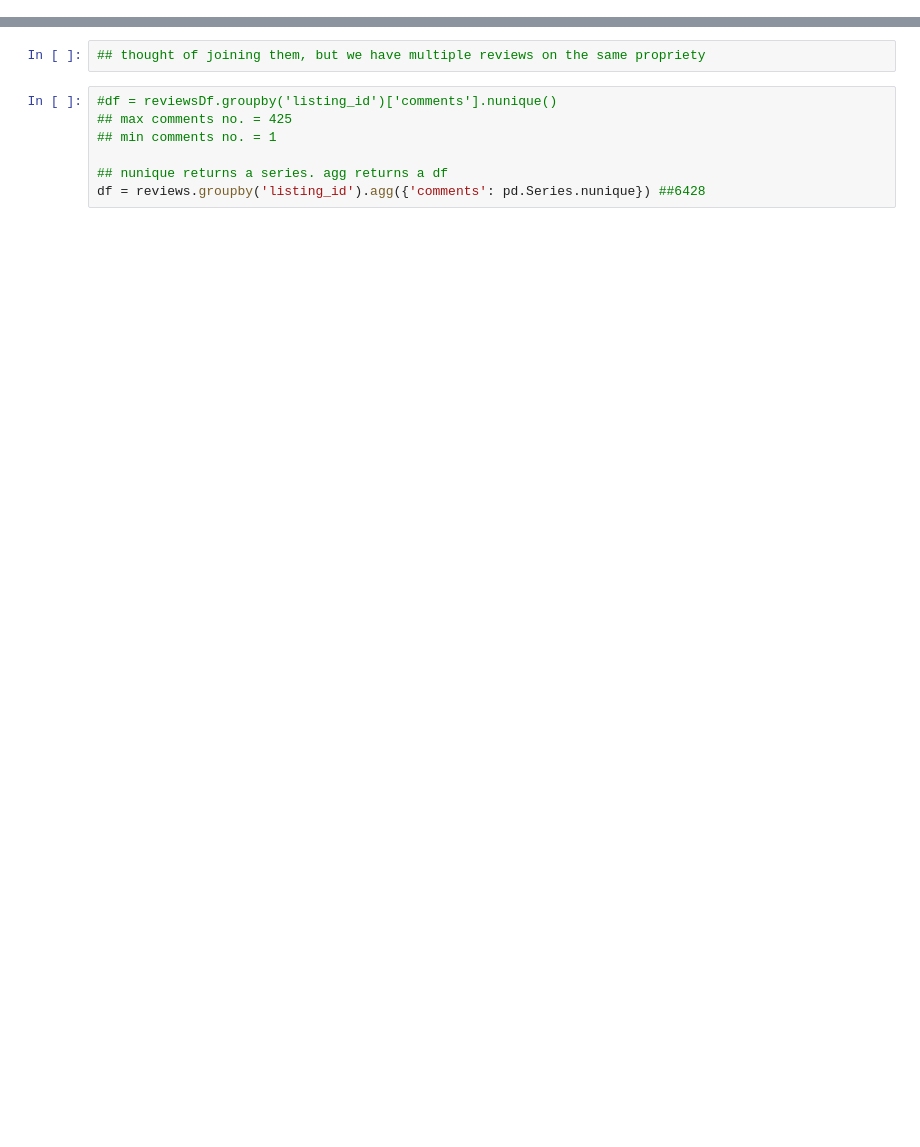
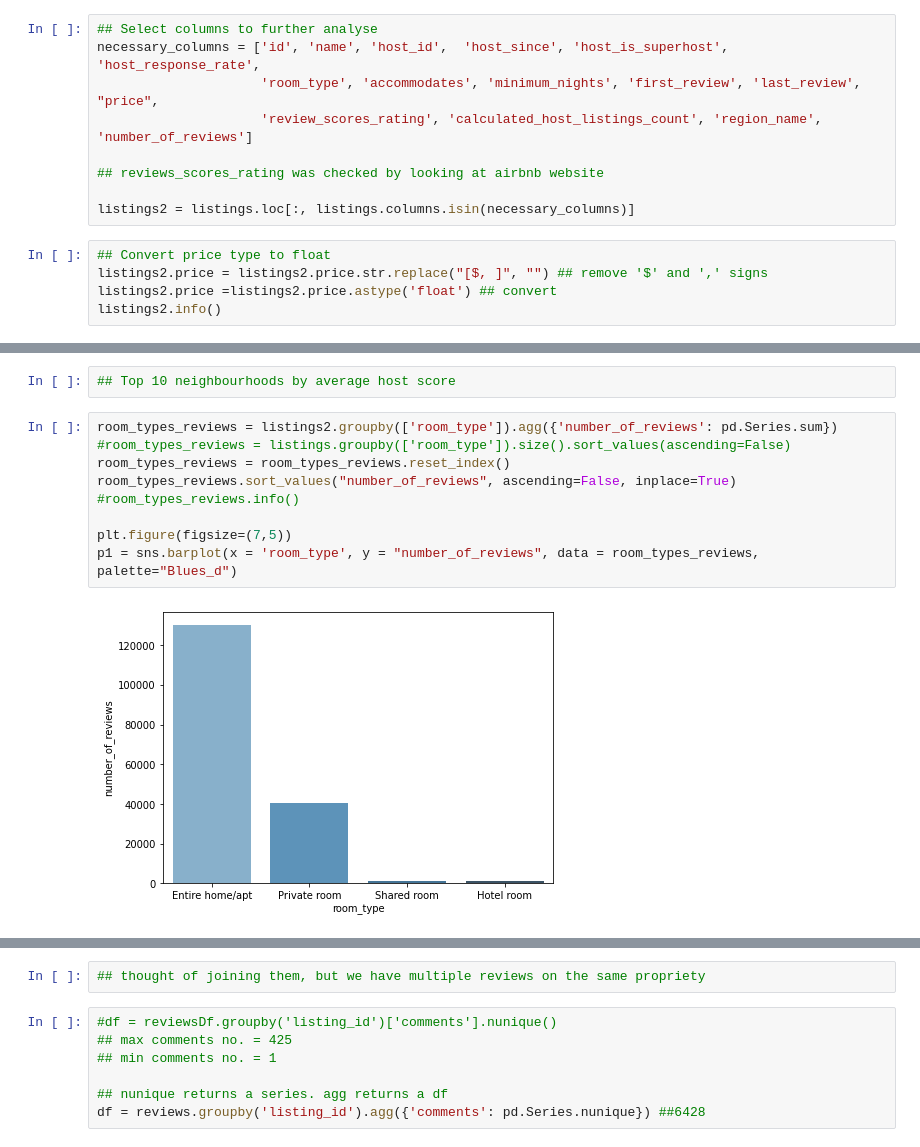
Before and after one commit to dianaionascu15/airbnb-nlp, a Jupyter notebook: airbnb_nlp.ipynb, the cells around one changed output, grey strips where cells are left out. Saved outputs shown, nothing was run; the diff lists cells and outputs as text; blank space fills up the shorter version.

Commit message:
data analysis

```diff
--- a/airbnb_nlp.ipynb
+++ b/airbnb_nlp.ipynb
@@ -80,0 +98,14 @@ memory usage: 5.1+ MB
+# %%
+## Select columns to further analyse
+necessary_columns = ['id', 'name', 'host_id',  'host_since', 'host_is_superhost', 'host_response_rate',
+                     'room_type', 'accommodates', 'minimum_nights', 'first_review', 'last_review', "price",
+                     'review_scores_rating', 'calculated_host_listings_count', 'region_name', 'number_of_reviews']
+
+## reviews_scores_rating was checked by looking at airbnb website
+
+listings2 = listings.loc[:, listings.columns.isin(necessary_columns)]
+# %%
+## Convert price type to float
+listings2.price = listings2.price.str.replace("[$, ]", "") ## remove '$' and ',' signs
+listings2.price =listings2.price.astype('float') ## convert
+listings2.info()
@@ -80,0 +176,13 @@ memory usage: 5.1+ MB
+# %%
+## Top 10 neighbourhoods by average host score
+# %%
+room_types_reviews = listings2.groupby(['room_type']).agg({'number_of_reviews': pd.Series.sum})
+#room_types_reviews = listings.groupby(['room_type']).size().sort_values(ascending=False)
+room_types_reviews = room_types_reviews.reset_index()
+room_types_reviews.sort_values("number_of_reviews", ascending=False, inplace=True)
+#room_types_reviews.info()
+
+plt.figure(figsize=(7,5))
+p1 = sns.barplot(x = 'room_type', y = "number_of_reviews", data = room_types_reviews, palette="Blues_d")
+# %% [output]
+[figure, added]
```
Also changed, not shown: parts of 34 cells of this notebook.
